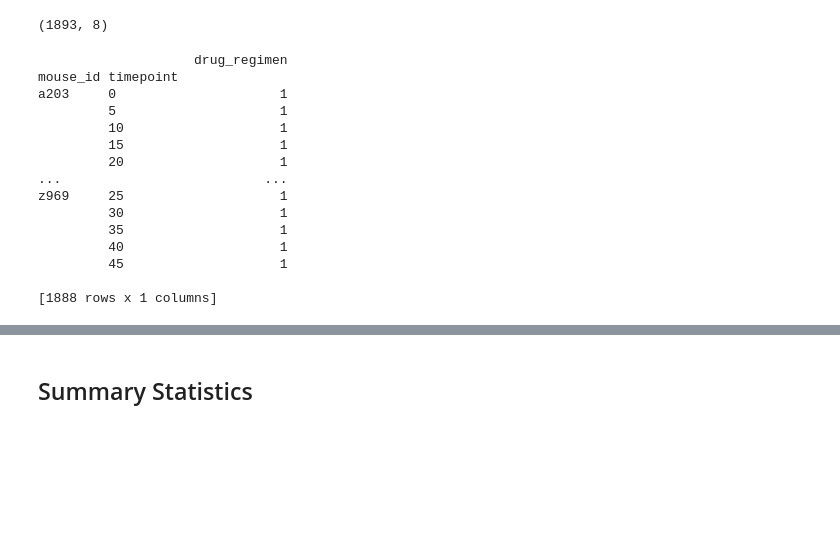
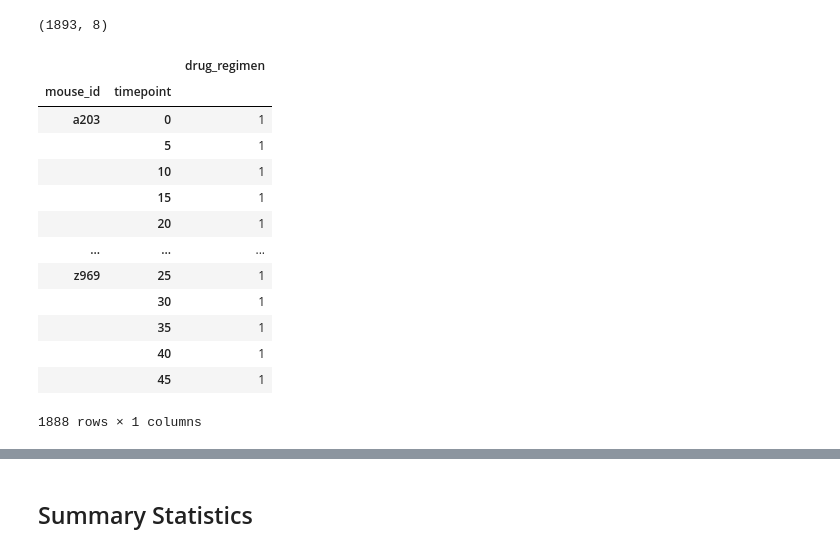
Before and after one commit to BatesJ72/matplotib_practice, a Jupyter notebook: pymaceuticals.ipynb, the cells around one changed output, grey strips where cells are left out. Saved outputs shown, nothing was run; the diff lists cells and outputs as text; code cells hidden in the pictures; blank space fills up the shorter version.

```diff
--- a/pymaceuticals.ipynb
+++ b/pymaceuticals.ipynb
@@ -41,45 +41,50 @@ df.shape
 # %%
 # Checking the number of mice.
 # id_count = df["mouse_id"].value_counts()
 
 # id_count = id_count.filter(items = "1", axis = 1)
 # print(id_count)
 
 # df["id_count"] = id_count
 # print(id_count)
 
 # df.head()
 
 # lst = []
 
 # def count_function(i):
 #     for i in df["id_count"]:
 #         if i == 1:
 #             lst.append(df["mouse_id"])
 #     return lst
 
 # data = [[count_function(i)] for i in df]
 # # data.head()
 # print(data)
 
+
+##why is one column header higher than the others?
+
 # get only the columns i need
 df_count = df[["mouse_id", "timepoint", "drug_regimen"]]
 # print(df_count)
 df_count2 = df_count.groupby(by=["mouse_id", "timepoint"]).count()
-print(df_count2)
+df_count2
+# print(df_count2)
+# print(df_count2.dtypes)
+# df[df["drug_regimen"] == 5]
 # %% [output]
+|  |  | drug_regimen |
+| mouse_id | timepoint |  |
+| a203 | 0 | 1 |
+|  | 5 | 1 |
+|  | 10 | 1 |
+|  | 15 | 1 |
+|  | 20 | 1 |
+| ... | ... | ... |
+| z969 | 25 | 1 |
+|  | 30 | 1 |
+|  | 35 | 1 |
+|  | 40 | 1 |
+|  | 45 | 1 |
-                    drug_regimen
-mouse_id timepoint
-a203     0                     1
-         5                     1
-         10                    1
-         15                    1
-         20                    1
-...                          ...
-z969     25                    1
-         30                    1
-         35                    1
-         40                    1
-         45                    1
-
-[1888 rows x 1 columns]
+1888 rows × 1 columns
```
Also changed, not shown: parts of 5 cells of this notebook.
